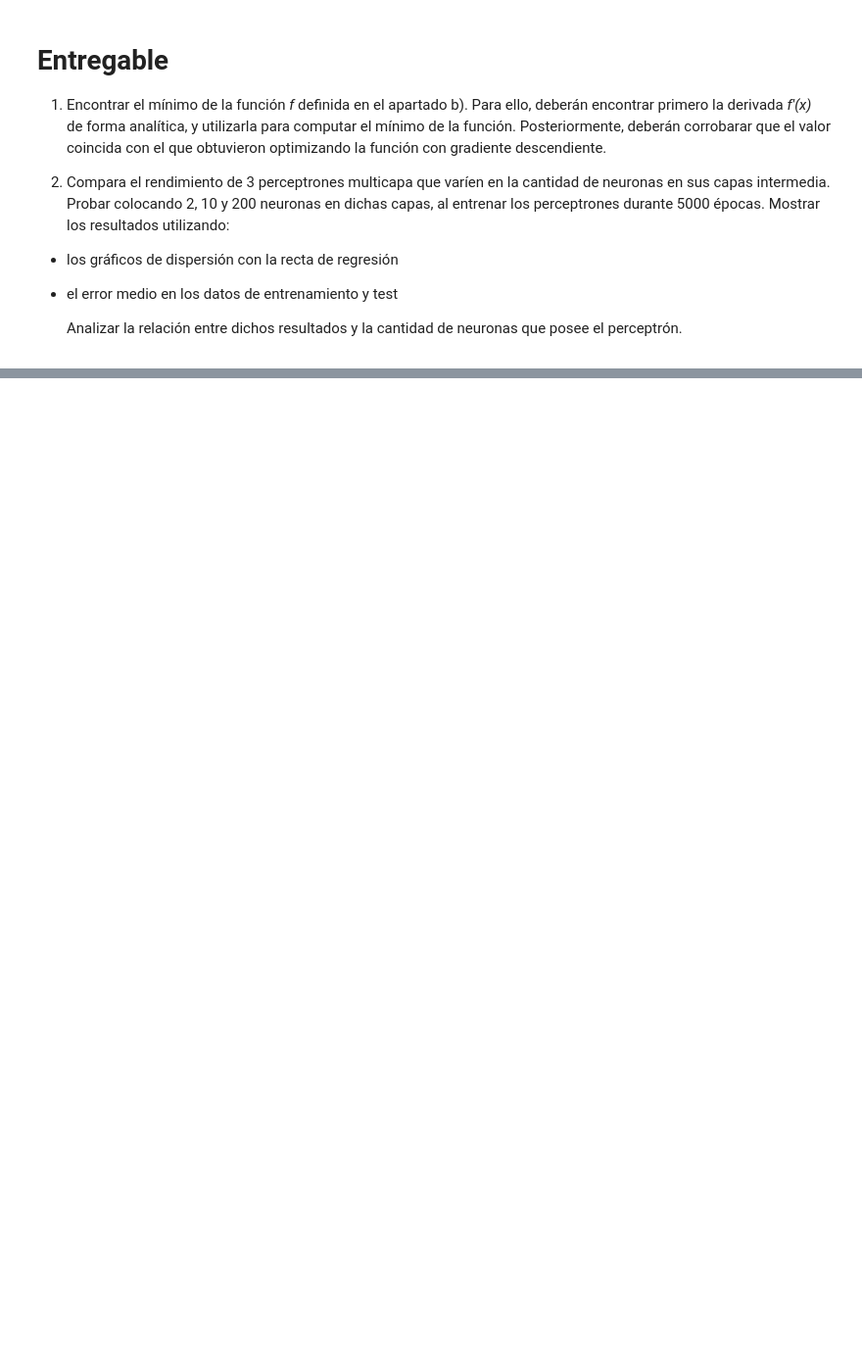
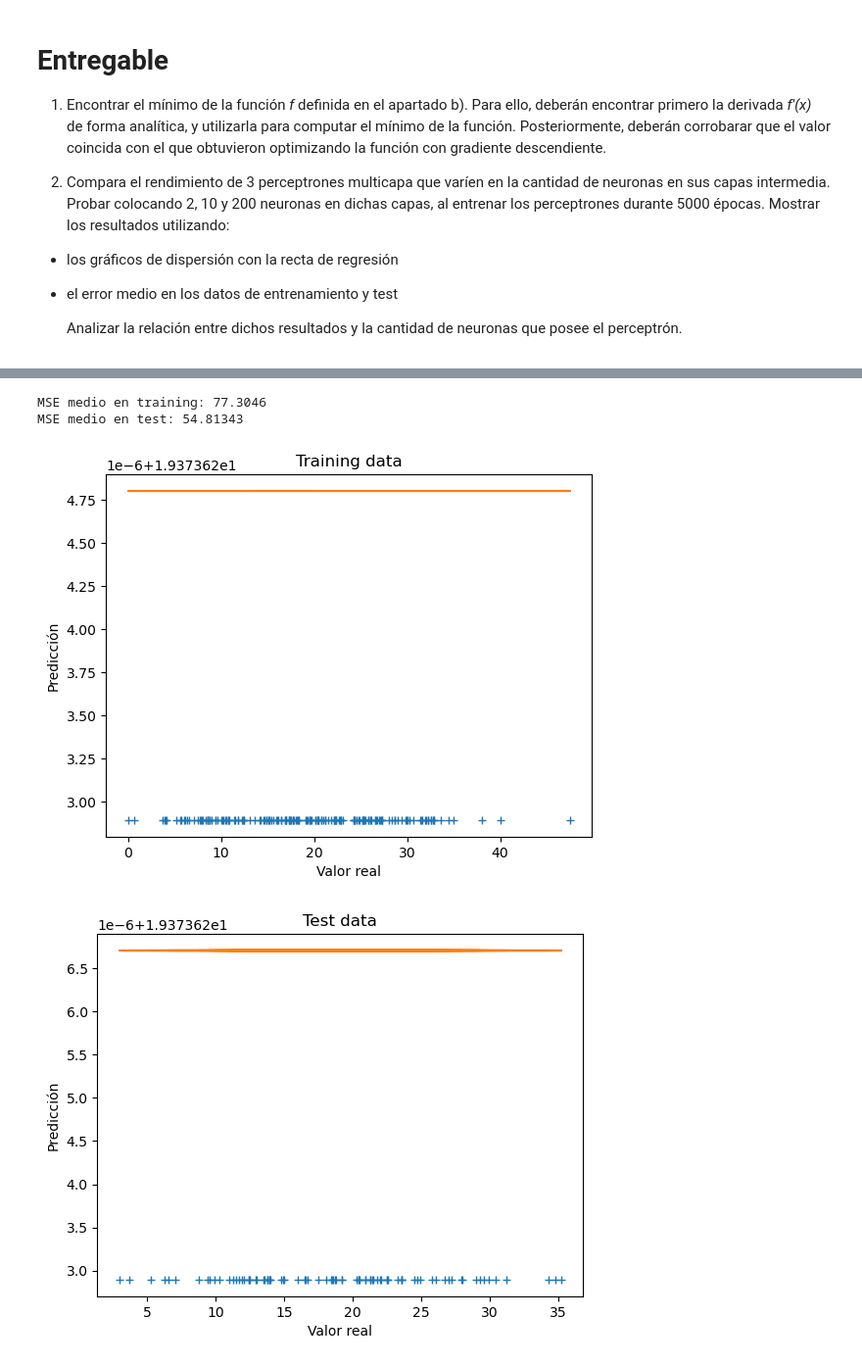
Before and after one commit to luzmontserrat/deep-learning, a Jupyter notebook: Practica 2 - Estudiantes.ipynb, the cells around one changed output, grey strips where cells are left out. Shown at 98% size. Saved outputs shown, nothing was run; the diff lists cells and outputs as text; code cells hidden in the pictures; blank space fills up the shorter version.

```diff
--- a/Practica 2 - Estudiantes.ipynb
+++ b/Practica 2 - Estudiantes.ipynb
@@ -333,0 +554,17 @@ MSE medio en test: 39.702156
+# %%
+py = net(torch.FloatTensor(X_train))
+y_pred_train_2 = py.cpu().detach().numpy()
+plotScatter(y_train, y_pred_train_2, "Training data")
+
+# Dibujamos el ground truth vs las predicciones en los datos de test
+py = net(torch.FloatTensor(X_test))
+y_pred_test_2 = py.cpu().detach().numpy()
+plotScatter(y_test, y_pred_test_2, "Test data")
+
+print ("MSE medio en training: " + str(((y_train - y_pred_train_2)**2).mean()))
+print ("MSE medio en test: " + str(((y_test - y_pred_test_2)**2).mean()))
+# %% [output]
+MSE medio en training: 77.3046
+MSE medio en test: 54.81343
+[figure, added]
+[figure, added]
```
Also changed, not shown: parts of 13 cells of this notebook, 9 other files.
